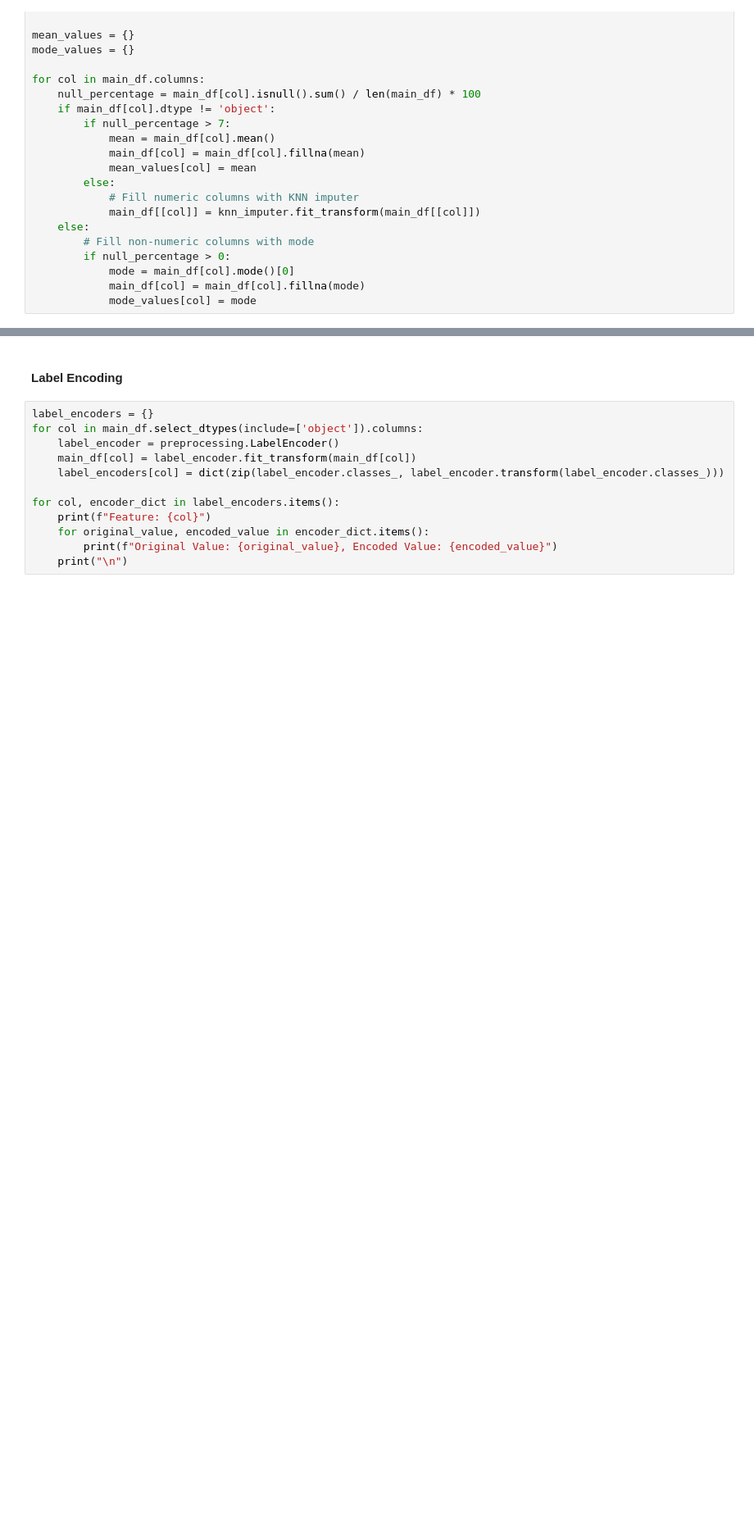
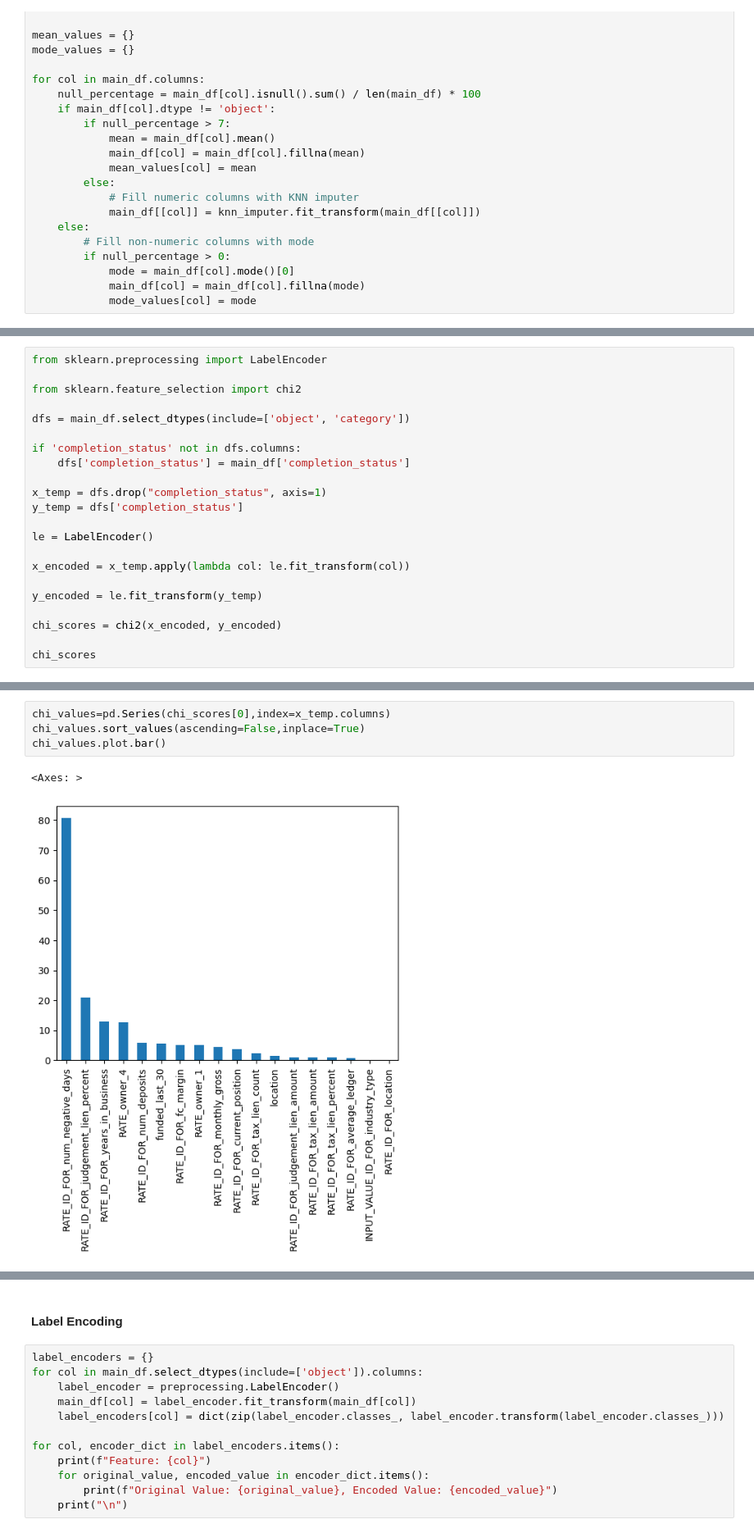
Before and after one commit to Aboodtt404/Loan-Completion-ML, a Jupyter notebook: loan_completion_ml.ipynb, the cells around one changed output, grey strips where cells are left out. Shown at 82% size. Cells and saved outputs as stored; diff of their text form; blank space fills up the shorter version.

```diff
--- a/loan_completion_ml.ipynb
+++ b/loan_completion_ml.ipynb
@@ -173,0 +241,22 @@ for col in main_df.columns:
+# %%
+from sklearn.preprocessing import LabelEncoder
+
+from sklearn.feature_selection import chi2
+
+dfs = main_df.select_dtypes(include=['object', 'category'])
+
+if 'completion_status' not in dfs.columns:
+    dfs['completion_status'] = main_df['completion_status']
+
+x_temp = dfs.drop("completion_status", axis=1)
+y_temp = dfs['completion_status']
+
+le = LabelEncoder()
+
+x_encoded = x_temp.apply(lambda col: le.fit_transform(col))
+
+y_encoded = le.fit_transform(y_temp)
+
+chi_scores = chi2(x_encoded, y_encoded)
+
+chi_scores
@@ -173,0 +274,7 @@ for col in main_df.columns:
+# %%
+chi_values=pd.Series(chi_scores[0],index=x_temp.columns)
+chi_values.sort_values(ascending=False,inplace=True)
+chi_values.plot.bar()
+# %% [output]
+<Axes: >
+[figure, added]
```
Also changed, not shown: parts of 12 cells of this notebook.
